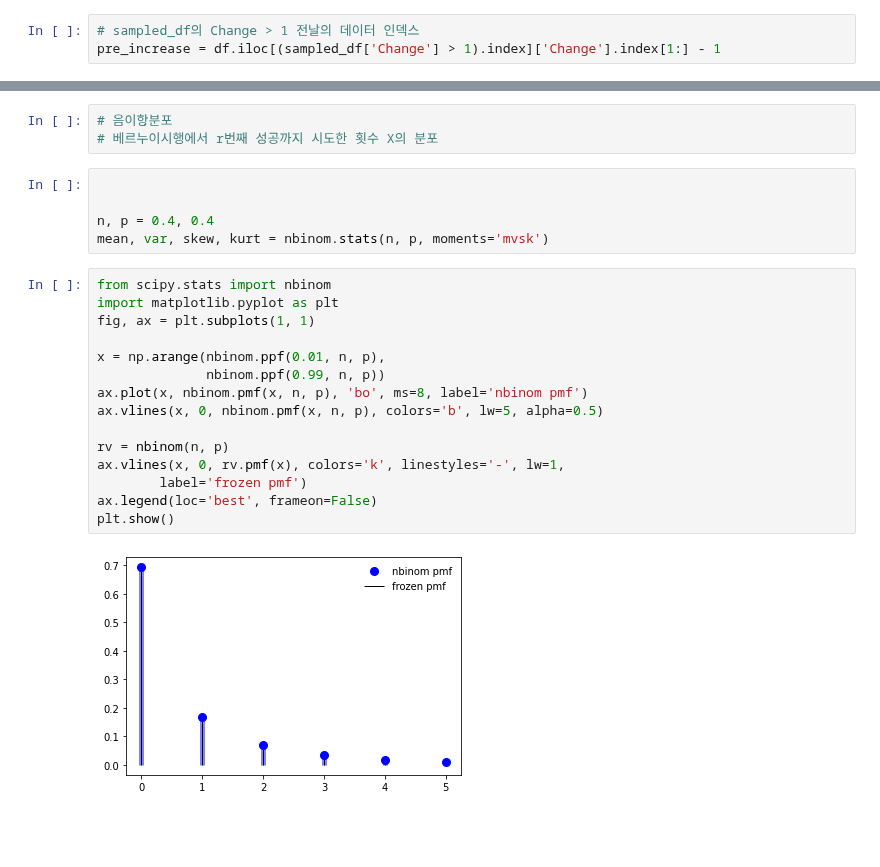
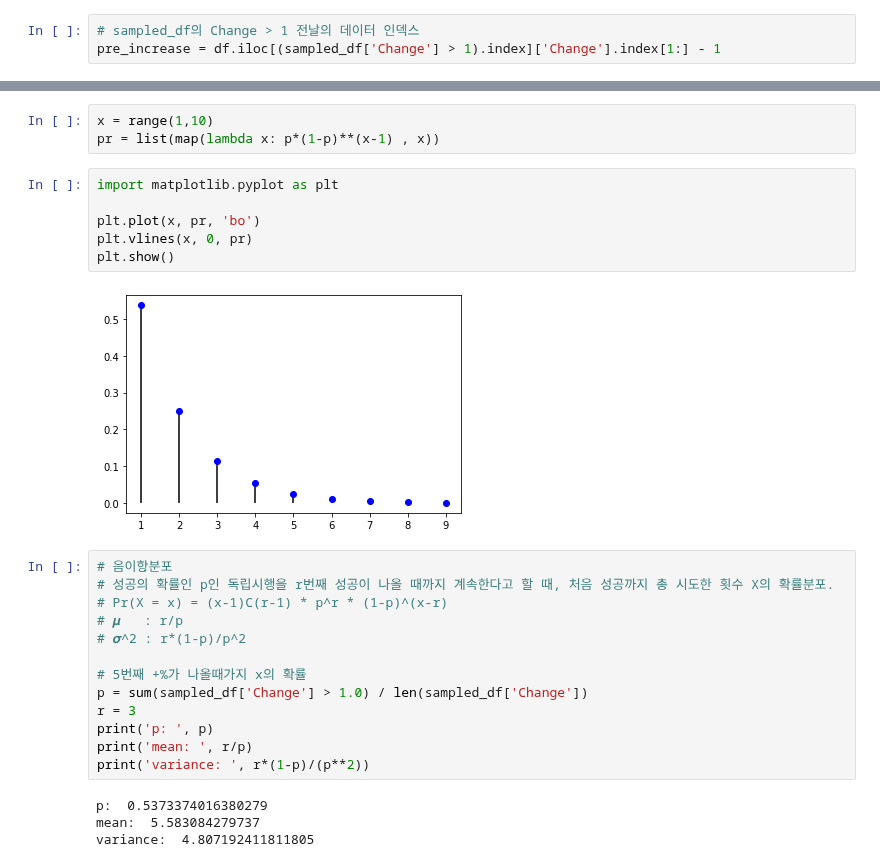
Before and after one commit to yeonghun00/stock-notes, a Jupyter notebook: optimized_position_analysis.ipynb, the cells around one changed output, grey strips where cells are left out. Cells and saved outputs as stored; diff of their text form; blank space fills up the shorter version.

```diff
--- a/optimized_position_analysis.ipynb
+++ b/optimized_position_analysis.ipynb
@@ -145,25 +128,28 @@ plt.show()
-# %%
-# 음이항분포
-# 베르누이시행에서 r번째 성공까지 시도한 횟수 X의 분포
-# %%
-
-
-n, p = 0.4, 0.4
-mean, var, skew, kurt = nbinom.stats(n, p, moments='mvsk')
-# %%
-from scipy.stats import nbinom
-import matplotlib.pyplot as plt
-fig, ax = plt.subplots(1, 1)
-
-x = np.arange(nbinom.ppf(0.01, n, p),
-              nbinom.ppf(0.99, n, p))
-ax.plot(x, nbinom.pmf(x, n, p), 'bo', ms=8, label='nbinom pmf')
-ax.vlines(x, 0, nbinom.pmf(x, n, p), colors='b', lw=5, alpha=0.5)
-
-rv = nbinom(n, p)
-ax.vlines(x, 0, rv.pmf(x), colors='k', linestyles='-', lw=1,
-        label='frozen pmf')
-ax.legend(loc='best', frameon=False)
-plt.show()
-# %% [output]
-[figure, removed]
+# %%
+x = range(1,10)
+pr = list(map(lambda x: p*(1-p)**(x-1) , x))
+# %%
+import matplotlib.pyplot as plt
+
+plt.plot(x, pr, 'bo')
+plt.vlines(x, 0, pr)
+plt.show()
+# %% [output]
+[figure, added]
+# %%
+# 음이항분포
+# 성공의 확률인 p인 독립시행을 r번째 성공이 나올 때까지 계속한다고 할 때, 처음 성공까지 총 시도한 횟수 X의 확률분포.
+# Pr(X = x) = (x-1)C(r-1) * p^r * (1-p)^(x-r)
+# 𝝁   : r/p
+# 𝝈^2 : r*(1-p)/p^2
+
+# 5번째 +%가 나올때가지 x의 확률
+p = sum(sampled_df['Change'] > 1.0) / len(sampled_df['Change'])
+r = 3
+print('p: ', p)
+print('mean: ', r/p)
+print('variance: ', r*(1-p)/(p**2))
+# %% [output]
+p:  0.5373374016380279
+mean:  5.583084279737
+variance:  4.807192411811805
```
Also changed, not shown: parts of 11 cells of this notebook.
